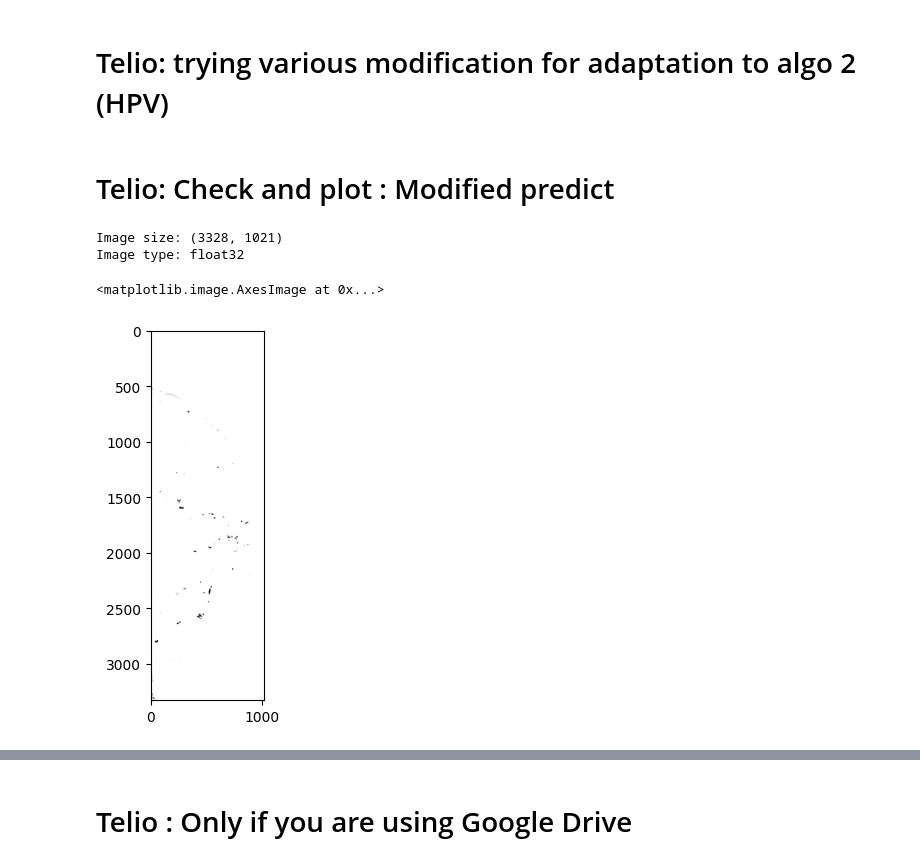
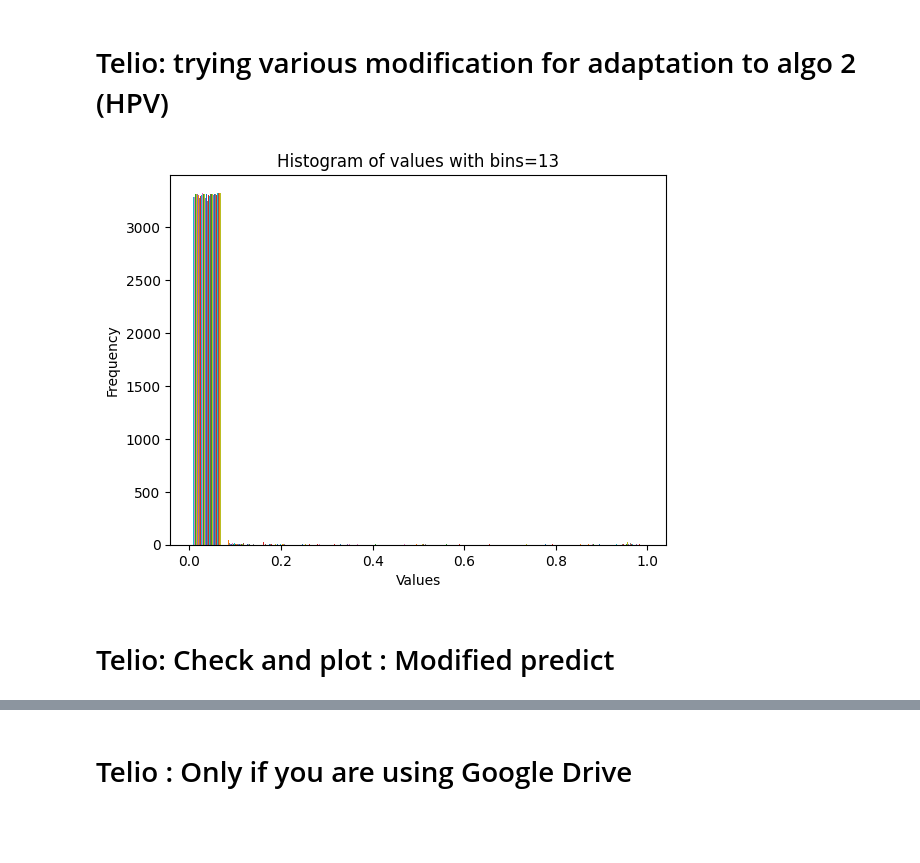
Before and after one commit to DupuisTelio/Breast_Calcification_Internship_2023, a Jupyter notebook: CalcificationDetection(Calc1)/CalcificationDetectionDemo.ipynb, the cells around one changed output, grey strips where cells are left out. Drawn from its saved outputs; the diff is of its cells as text; code cells hidden in the pictures; blank space fills up the shorter version.

```diff
--- a/CalcificationDetection(Calc1)/CalcificationDetectionDemo.ipynb
+++ b/CalcificationDetection(Calc1)/CalcificationDetectionDemo.ipynb
@@ -90,4 +92,30 @@ Image type: float32
 [figure]
 # %% [markdown]
 # Telio: trying various modification for adaptation to algo 2 (HPV)
+# %%
+## Choosing a threshold value
+
+# Chosing bins value
+N = len(prediction)
+
+#Square root rule
+#bins = int(np.ceil(np.sqrt(N)))
+
+#Sturges rule
+bins = int(np.ceil(np.log2(N) + 1))
+
+# Basic
+#bins=50
+
+
+# Ploting hist
+plt.hist(prediction, bins=bins)
+plt.xlabel('Values')
+plt.ylabel('Frequency')
+plt.title(f'Histogram of values with bins={bins}')
+
+#Manual choice
+threshold_value=0.4
+# %% [output]
+[figure, added]
 # %%
@@ -108,15 +156,2 @@ prediction_modified = 1 - prediction_modified
 # %% [markdown]
 # Telio: Check and plot : Modified predict
-# %%
-#check
-print("Image size:",prediction_modified.shape)
-print("Image type:",prediction_modified.dtype)
-
-# plot
-plt.figure()
-plt.imshow(prediction_modified,cmap = plt.cm.gray)
-# %% [output]
-Image size: (3328, 1021)
-Image type: float32
-<matplotlib.image.AxesImage at 0x...>
-[figure, removed]
```
Also changed, not shown: parts of 13 cells of this notebook.
